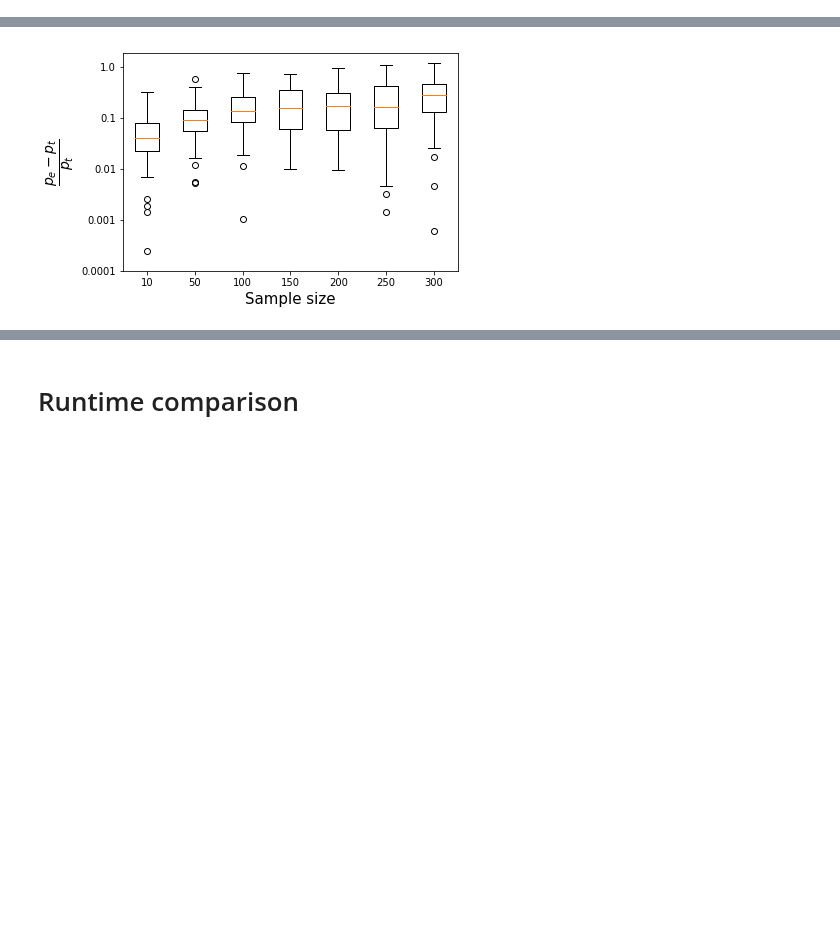
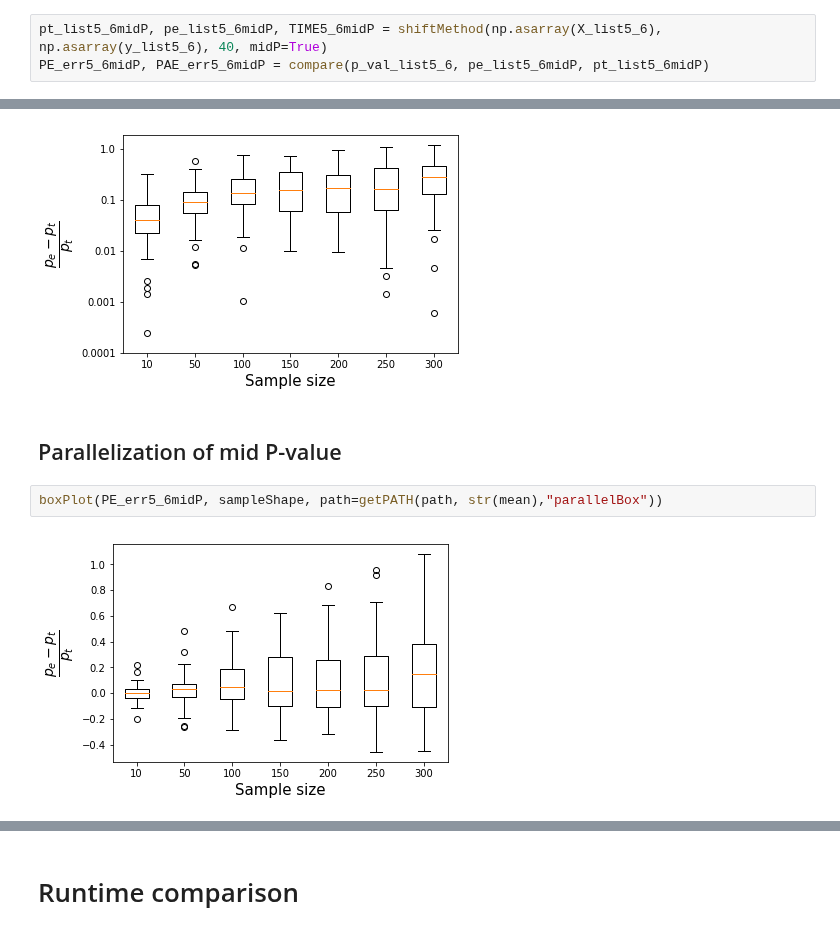
Before and after one commit to statisticalbiotechnology/parallelPermutationTest, a Jupyter notebook: Comparison 2 Parallelized vs Fast approximation.ipynb, the cells around one changed output, grey strips where cells are left out. Saved outputs shown, nothing was run; the diff lists cells and outputs as text; blank space fills up the shorter version.

```diff
--- a/Comparison 2 Parallelized vs Fast approximation.ipynb
+++ b/Comparison 2 Parallelized vs Fast approximation.ipynb
@@ -286,6 +318,9 @@ mean=5.6
 X_list5_6, y_list5_6, p_val_list5_6, time_listMc5_6 = loadMcResult(sampleShape, mean)
 pt_list5_6, pe_list5_6, TIME5_6 = shiftMethod(np.asarray(X_list5_6), np.asarray(y_list5_6), 40)
 PE_err5_6, PAE_err5_6 = compare(p_val_list5_6, pe_list5_6, pt_list5_6)
+# %%
+pt_list5_6midP, pe_list5_6midP, TIME5_6midP = shiftMethod(np.asarray(X_list5_6), np.asarray(y_list5_6), 40, midP=True)
+PE_err5_6midP, PAE_err5_6midP = compare(p_val_list5_6, pe_list5_6midP, pt_list5_6midP)
 # %% [markdown]
 ## Approximation of P-value
 # %%
@@ -306,3 +341,9 @@ boxPlot(PE_err5_6, sampleShape, path=getPATH(path, str(mean),"parallelBox"))
 boxPlot(np.log10(np.abs(PE_err5_6)), sampleShape, path=getPATH(path, str(mean),"parallelBoxLog"), log=True)
 # %% [output]
 [figure]
+# %% [markdown]
+## Parallelization of mid P-value
+# %%
+boxPlot(PE_err5_6midP, sampleShape, path=getPATH(path, str(mean),"parallelBox"))
+# %% [output]
+[figure, added]
```
Also changed, not shown: parts of 34 cells of this notebook, 21 other files.
